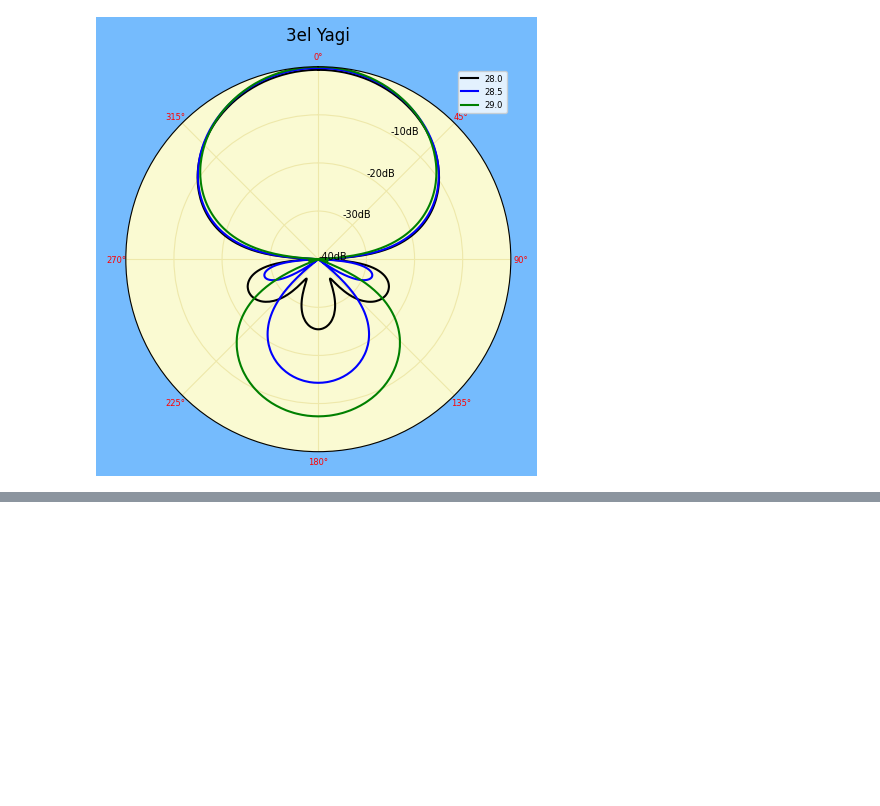
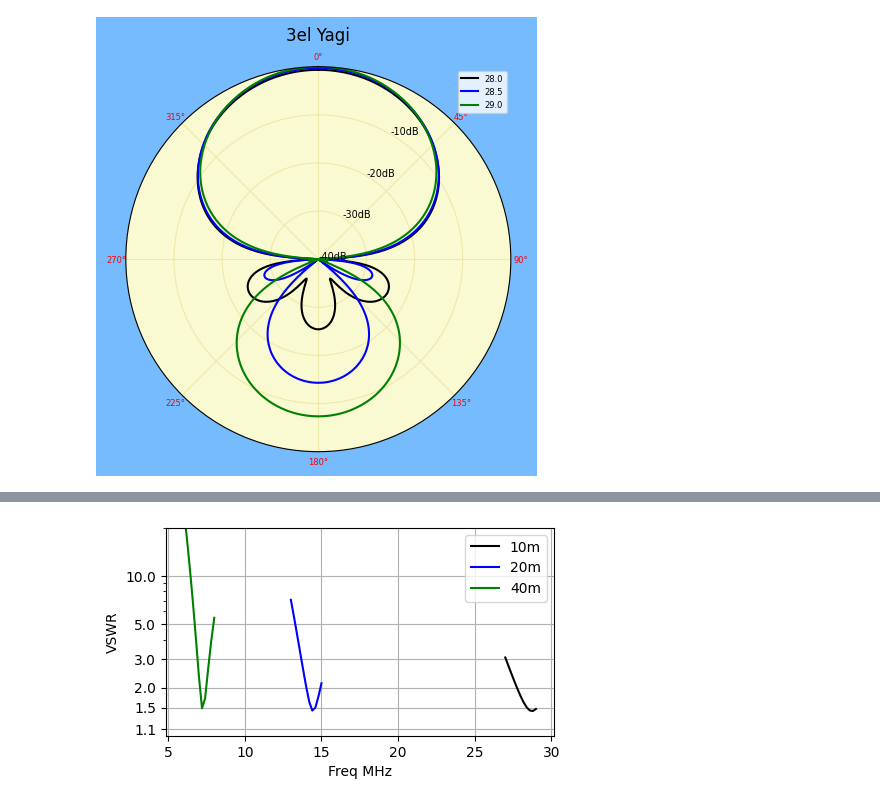
Before and after one commit to flatos/nec5toolkit, a Jupyter notebook: Basics/020_Understanding_Response_Format.ipynb, the cells around one changed output, grey strips where cells are left out. Drawn from its saved outputs; the diff is of its cells as text; code cells hidden in the pictures; blank space fills up the shorter version.

```diff
--- a/Basics/020_Understanding_Response_Format.ipynb
+++ b/Basics/020_Understanding_Response_Format.ipynb
@@ -98,0 +103,35 @@ plot_azimuth2(rparrays, [0]*3, freqs, '3el Yagi')
+# %%
+# Three independent dipole geometries
+three_dipoles = '\n'.join(
+    ['CE Three independent geometries',
+     'GW 1 20 0 -2.50 0 0 2.50 0 .0064',
+     'GE 0 0',                                          # End of geometry; no ground plane specified
+     'EX 4 1 10 2 1.0 0.0',                             # Excitation: current source (1A), tag=1, segment=10, far end=2
+     'FR 0 11 0 0 27.0 0.2',                            # Frequencies for XQ card: 27.0 - 29.0 MHz
+     'XQ 0',                                            # Simulate feedpoint impedance
+
+     'NX',                                              # Next geometry
+
+     'GW 1 20 0 -5.0 0 0 5.0 0 .0064',
+     'GE 0 0',                                          # End of geometry; no ground plane specified
+     'EX 4 1 10 2 1.0 0.0',                             # Excitation: current source (1A), tag=1, segment=10, far end=2
+     'FR 0 11 0 0 13.0 0.2',                            # Frequencies for XQ card: 13.0 - 15.0 MHz
+     'XQ 0',                                            # Simulate feedpoint impedance
+
+     'NX',                                              # Next geometry
+
+     'GW 1 20 0 -10.0 0 0 10.0 0 .0064',
+     'GE 0 0',                                          # End of geometry; no ground plane specified
+     'EX 4 1 10 2 1.0 0.0',                             # Excitation: current source (1A), tag=1, segment=10, far end=2
+     'FR 0 11 0 0 6.0 0.2',                             # Frequencies for XQ card: 6.0 - 8.0 MHz
+     'XQ 0',                                            # Simulate feedpoint impedance
+
+     'EN\n'                                             # End
+    ])
+
+result = nec5_sim_stdio3([three_dipoles])
+# %%
+# result[0][0] is a list of the XP results for the three antennas
+plot_vswr(result[0][0], ['10m','20m','40m'])
+# %% [output]
+[figure, added]
```
Also changed, not shown: parts of 2 cells of this notebook.
